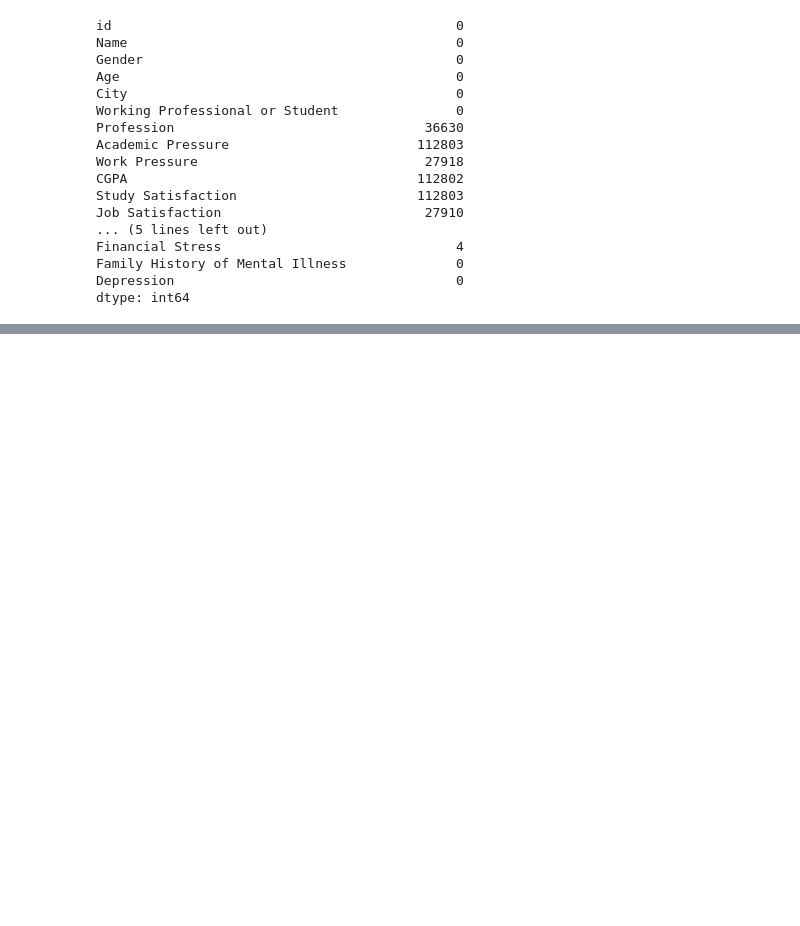
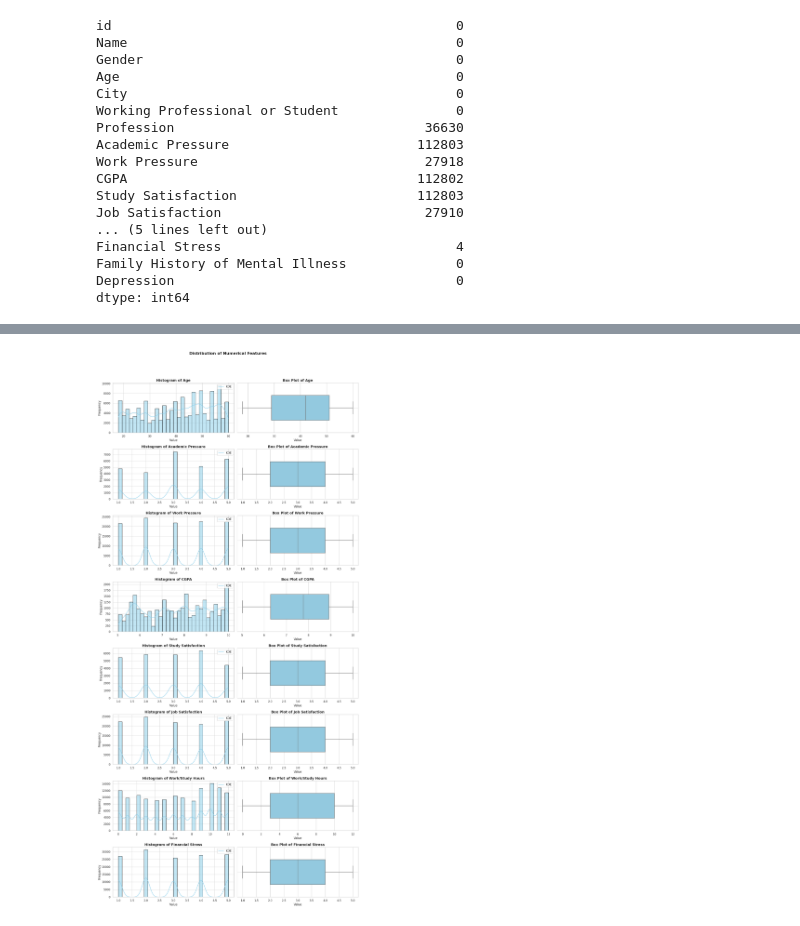
Before and after one commit to ShadowCoder151/Kaggle_Notebooks, a Jupyter notebook: EDA_Template.ipynb, the cells around one changed output, grey strips where cells are left out. Cells and saved outputs as stored; diff of their text form; code cells hidden in the pictures; blank space fills up the shorter version.

```diff
--- a/EDA_Template.ipynb
+++ b/EDA_Template.ipynb
@@ -115,0 +137,31 @@ plt.show()
+# %%
+train.replace([np.inf, -np.inf], np.nan, inplace=True)
+# %%
+# Histogram plot of numerical columns to understand the distribution, central tendency and dispersion
+# Box plots to visualize the distribution in a more optimized way giving the quartile distribution of each column and outliers clearly
+
+numerical_columns = train.select_dtypes(include='number').drop(['Depression', 'id'], axis=1).columns
+sns.set(style='whitegrid', palette='muted')
+
+fig, axes = plt.subplots(nrows=len(numerical_columns), ncols=2, figsize=(15, len(numerical_columns) * 4))
+fig.suptitle('Distribution of Numerical Features', fontsize=16, weight='bold')
+
+for i, col in enumerate(numerical_columns):
+    # Histogram
+    sns.histplot(train[col], kde=True, ax=axes[i, 0], color='skyblue', bins=30, edgecolor='black')
+    axes[i, 0].set_title(f'Histogram of {col}', fontsize=14, weight='bold')
+    axes[i, 0].set_xlabel('Value', fontsize=12)
+    axes[i, 0].set_ylabel('Frequency', fontsize=12)
+    axes[i, 0].grid(axis='y', alpha=0.75)
+    axes[i, 0].legend(['KDE'], loc='upper right')
+
+    # Box Plot
+    sns.boxplot(x=train[col], ax=axes[i, 1], color='skyblue', width=0.5)
+    axes[i, 1].set_title(f'Box Plot of {col}', fontsize=14, weight='bold')
+    axes[i, 1].set_xlabel('Value', fontsize=12)
+    axes[i, 1].grid(axis='y', alpha=0.75)
+
+plt.tight_layout(rect=[0, 0, 1, 0.95])
+plt.show()
+# %% [output]
+[figure, added]
```
Also changed, not shown: parts of 7 cells of this notebook.
